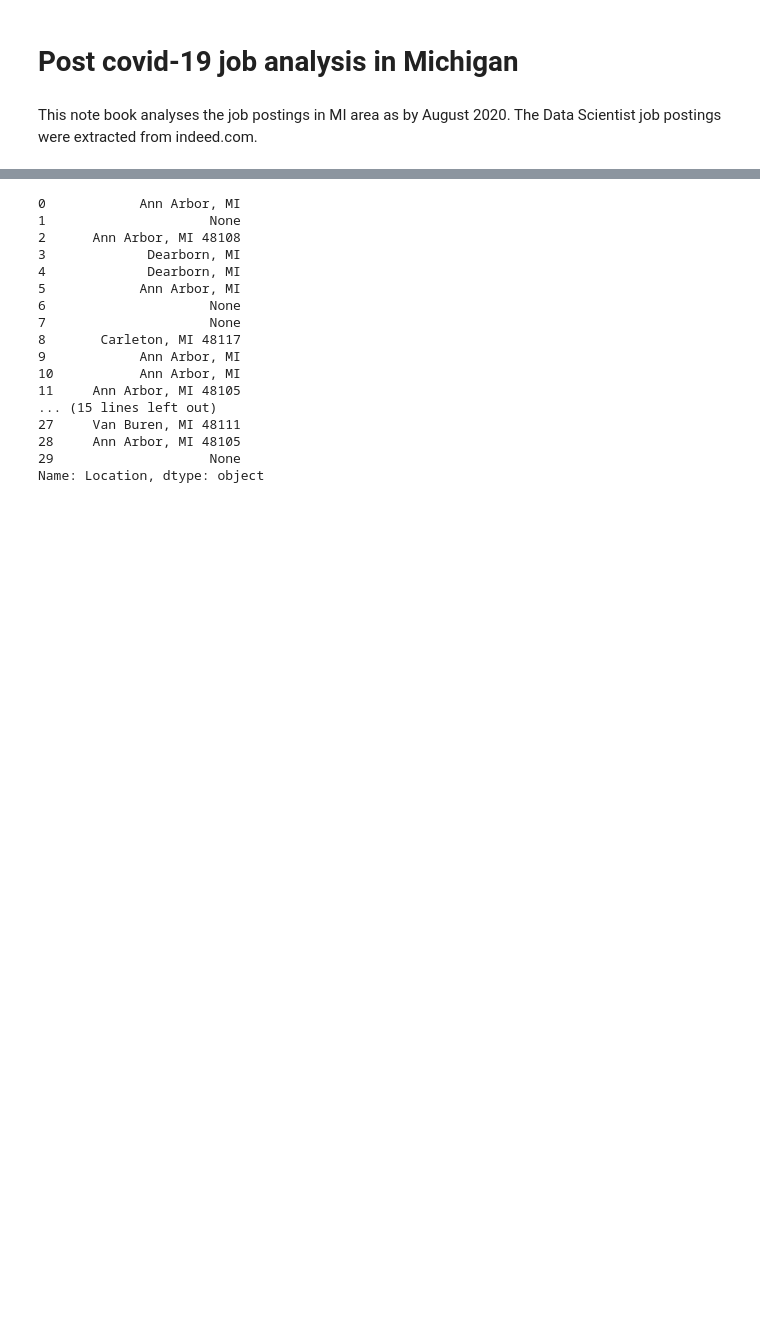
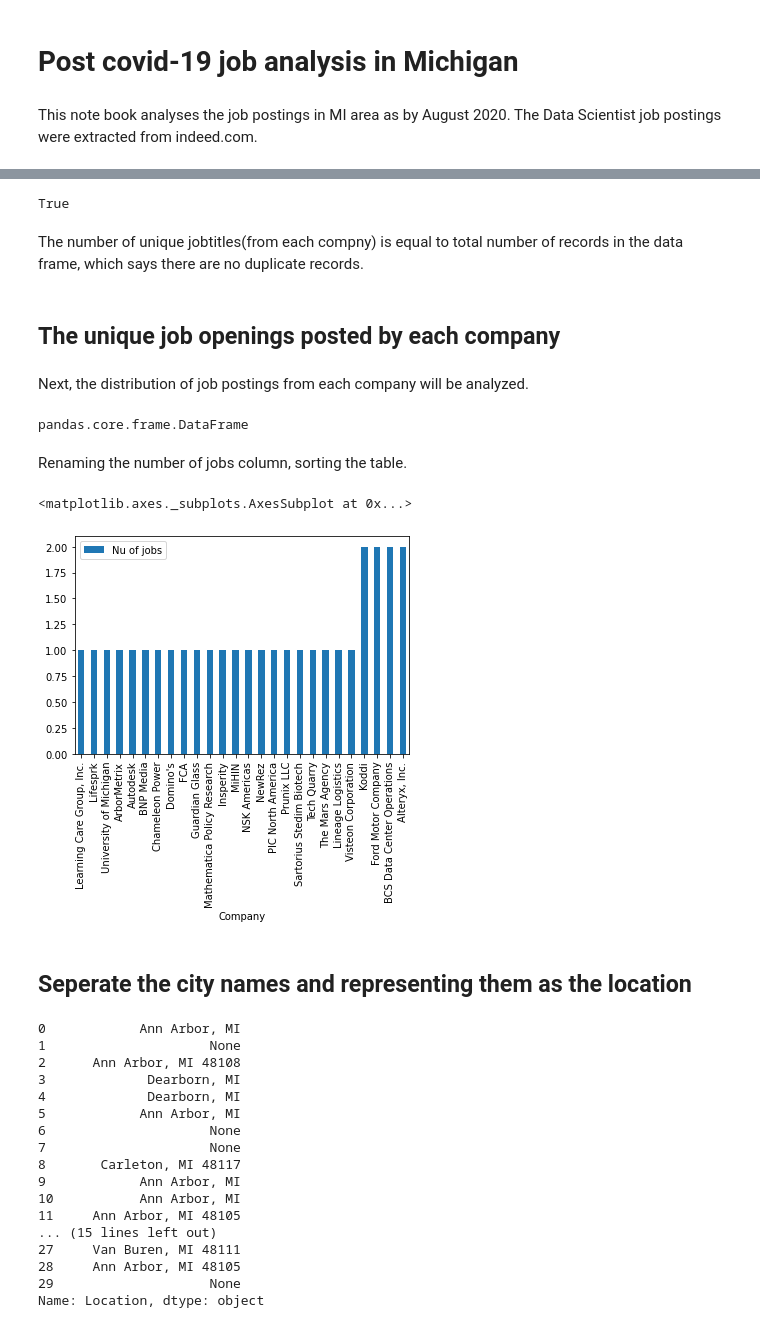
Before and after one commit to pereram/post-covid-19-job-posting-analysis, a Jupyter notebook: job_analysis_post_covid_19.ipynb, the cells around one changed output, grey strips where cells are left out. Saved outputs shown, nothing was run; the diff lists cells and outputs as text; code cells hidden in the pictures; blank space fills up the shorter version.

```diff
--- a/job_analysis_post_covid_19.ipynb
+++ b/job_analysis_post_covid_19.ipynb
@@ -17,0 +42,12 @@ df.head()
+# %%
+title_company_pairs=df.groupby(['Title','Company']).groups
+length_of_groups=len(set(title_company_pairs.keys()))
+length_of_groups==df.shape[0]
+# %% [output]
+True
+# %% [markdown]
+The number of unique jobtitles(from each compny) is equal to total number of records in the data frame, which says there are no duplicate records.
+# %% [markdown]
+## The unique job openings posted by each company
+# %% [markdown]
+Next, the distribution of job postings from each company will be analyzed.
@@ -18,3 +56,22 @@ df.head()
+# %%
+company_grouped = df.groupby('Company')
+agg_job_nu_table=company_grouped.agg(np.size)[['Title']]
+# %%
+type(agg_job_nu_table)
+# %% [output]
+pandas.core.frame.DataFrame
+# %% [markdown]
+Renaming the number of jobs column, sorting the table.
+# %%
+agg_job_nu_table.columns=['Nu of jobs']
+agg_job_nu_table.sort_values(by=['Nu of jobs'],inplace=True, ascending='False') # inplace=True will sort the original dataframe, agg_job_nu_table
+# %%
+agg_job_nu_table.plot( y='Nu of jobs', kind = 'bar')
+# %% [output]
+<matplotlib.axes._subplots.AxesSubplot at 0x...>
+[figure, added]
+# %% [markdown]
+## Seperate the city names and representing them as the location
 # %%
 cities=df.Location
 # %%
```
Also changed, not shown: parts of 32 cells of this notebook.
